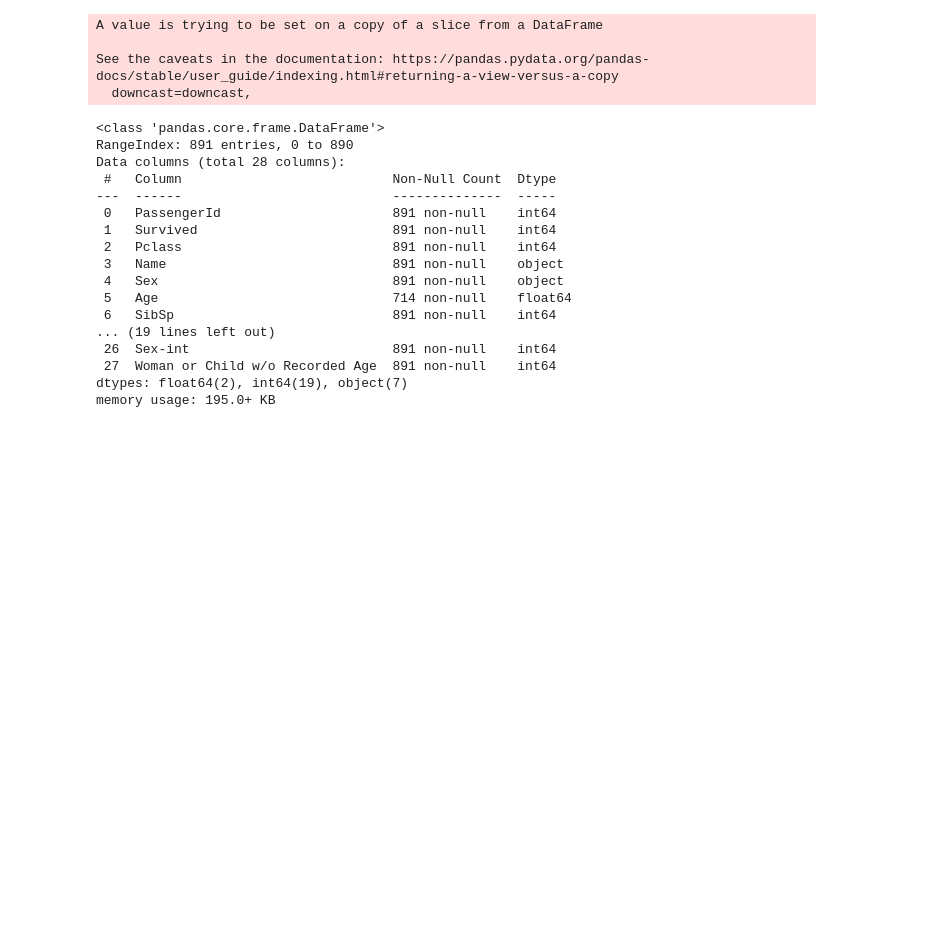
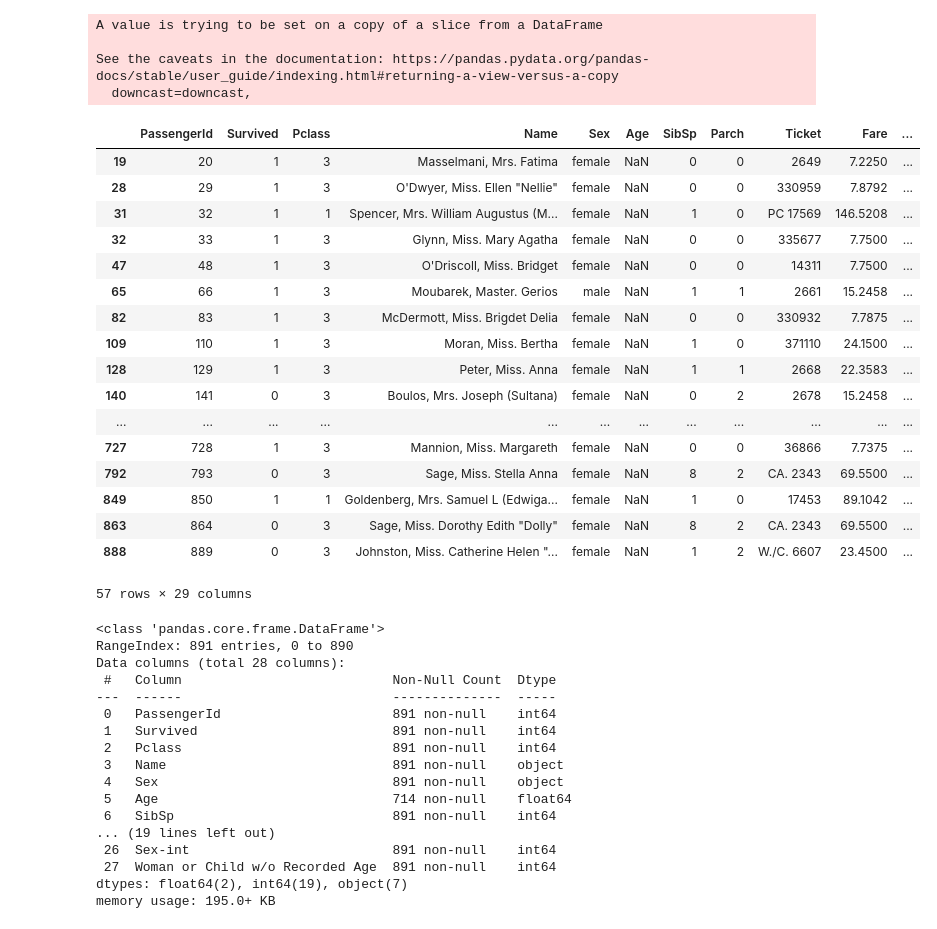
Before and after one commit to TERENTIVS/Titanic-kaggle, a Jupyter notebook: Titanic survivors.ipynb, the cells around one changed output. Saved outputs shown, nothing was run; the diff lists cells and outputs as text; code cells hidden in the pictures; blank space fills up the shorter version.

Commit message:
Clarification for women & children without recorded age
Rationale for filter behind the construction of the feature

```diff
--- a/Titanic survivors.ipynb
+++ b/Titanic survivors.ipynb
@@ -133,4 +133,35 @@ testanic['Cabin Amidships?'] = testanic['Cabin_No'].apply(lambda x: 1 if x in ra
 traintanic['Sex-int'] = traintanic['Sex'].apply(lambda x: 1 if x == 'female' else 0)
 
 testanic['Sex-int'] = testanic['Sex'].apply(lambda x: 1 if x == 'female' else 0)
+# %%
+# Anyone who has seen the film might suspect women and children had a higher than average
+# chance of surviving the sinking. Though what if some of our entries here are missing a value for 'Age'?
+# We might in those cases omit to take any age significance into account for those datapoints.
+
+# Below I have filtered the training set for passengers without a recorded age whose identity as
+# young woman or boy we can nevertheless deduce through the titles 'Miss' and 'Master'.
+
+# This filter still cannot address young men without a recorded age as the title 'Mr.' can apply to a male
+# of any age past boyhood. I will consider other possibilities to identify such passengers.
+
+traintanic[(traintanic['Age'].isna()) & traintanic['Name'].str.contains('Master|Miss|Mrs.')]
+# %% [output]
+|  | PassengerId | Survived | Pclass | Name | Sex | Age | SibSp | Parch | Ticket | Fare | ... |
+| 19 | 20 | 1 | 3 | Masselmani, Mrs. Fatima | female | NaN | 0 | 0 | 2649 | 7.2250 | ... |
+| 28 | 29 | 1 | 3 | O'Dwyer, Miss. Ellen "Nellie" | female | NaN | 0 | 0 | 330959 | 7.8792 | ... |
+| 31 | 32 | 1 | 1 | Spencer, Mrs. William Augustus (M... | female | NaN | 1 | 0 | PC 17569 | 146.5208 | ... |
+| 32 | 33 | 1 | 3 | Glynn, Miss. Mary Agatha | female | NaN | 0 | 0 | 335677 | 7.7500 | ... |
+| 47 | 48 | 1 | 3 | O'Driscoll, Miss. Bridget | female | NaN | 0 | 0 | 14311 | 7.7500 | ... |
+| 65 | 66 | 1 | 3 | Moubarek, Master. Gerios | male | NaN | 1 | 1 | 2661 | 15.2458 | ... |
+| 82 | 83 | 1 | 3 | McDermott, Miss. Brigdet Delia | female | NaN | 0 | 0 | 330932 | 7.7875 | ... |
+| 109 | 110 | 1 | 3 | Moran, Miss. Bertha | female | NaN | 1 | 0 | 371110 | 24.1500 | ... |
+| 128 | 129 | 1 | 3 | Peter, Miss. Anna | female | NaN | 1 | 1 | 2668 | 22.3583 | ... |
+| 140 | 141 | 0 | 3 | Boulos, Mrs. Joseph (Sultana) | female | NaN | 0 | 2 | 2678 | 15.2458 | ... |
+| ... | ... | ... | ... | ... | ... | ... | ... | ... | ... | ... | ... |
+| 727 | 728 | 1 | 3 | Mannion, Miss. Margareth | female | NaN | 0 | 0 | 36866 | 7.7375 | ... |
+| 792 | 793 | 0 | 3 | Sage, Miss. Stella Anna | female | NaN | 8 | 2 | CA. 2343 | 69.5500 | ... |
+| 849 | 850 | 1 | 1 | Goldenberg, Mrs. Samuel L (Edwiga... | female | NaN | 1 | 0 | 17453 | 89.1042 | ... |
+| 863 | 864 | 0 | 3 | Sage, Miss. Dorothy Edith "Dolly" | female | NaN | 8 | 2 | CA. 2343 | 69.5500 | ... |
+| 888 | 889 | 0 | 3 | Johnston, Miss. Catherine Helen "... | female | NaN | 1 | 2 | W./C. 6607 | 23.4500 | ... |
+57 rows × 29 columns
 # %%
```
Also changed, not shown: parts of 1 cell of this notebook.
